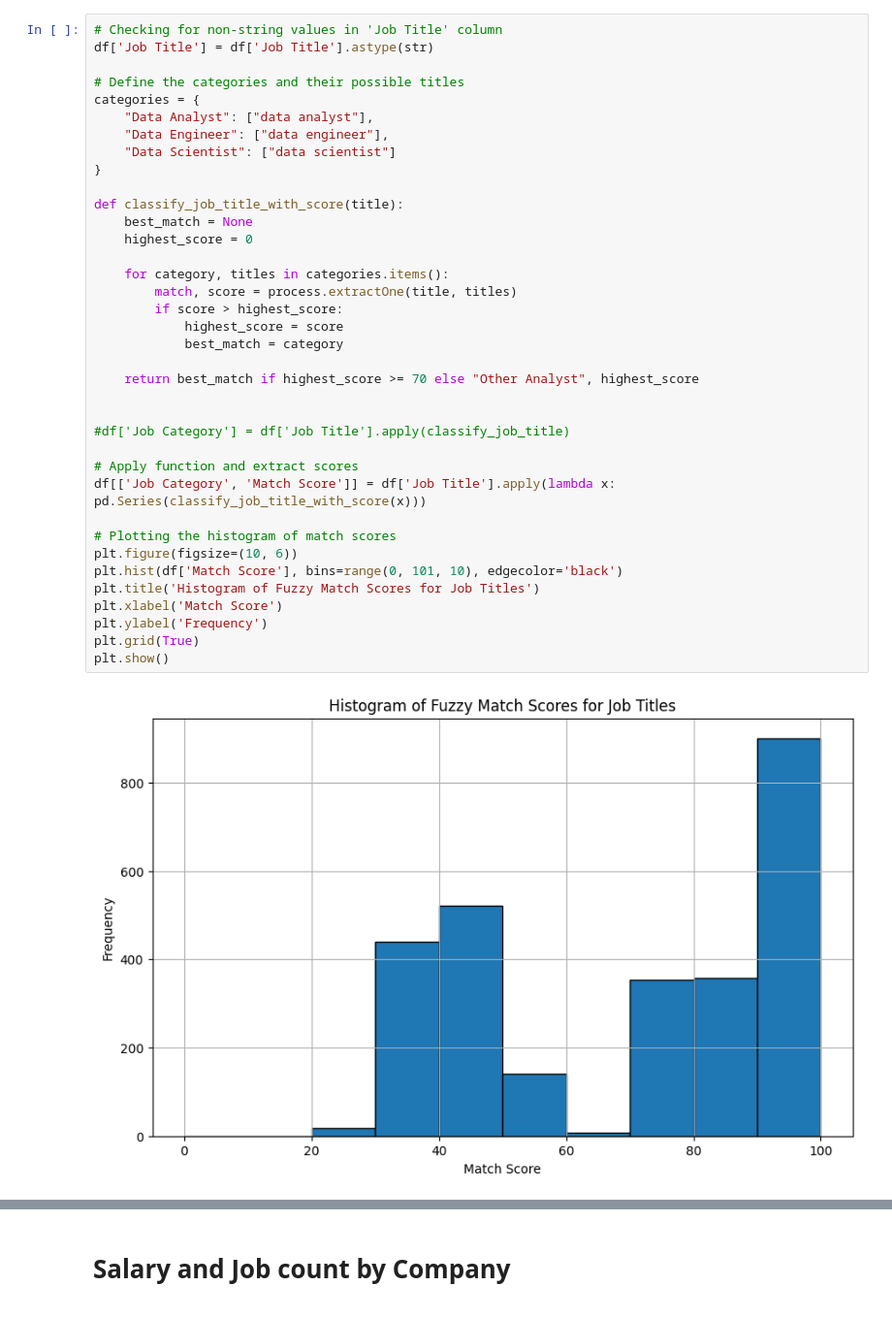
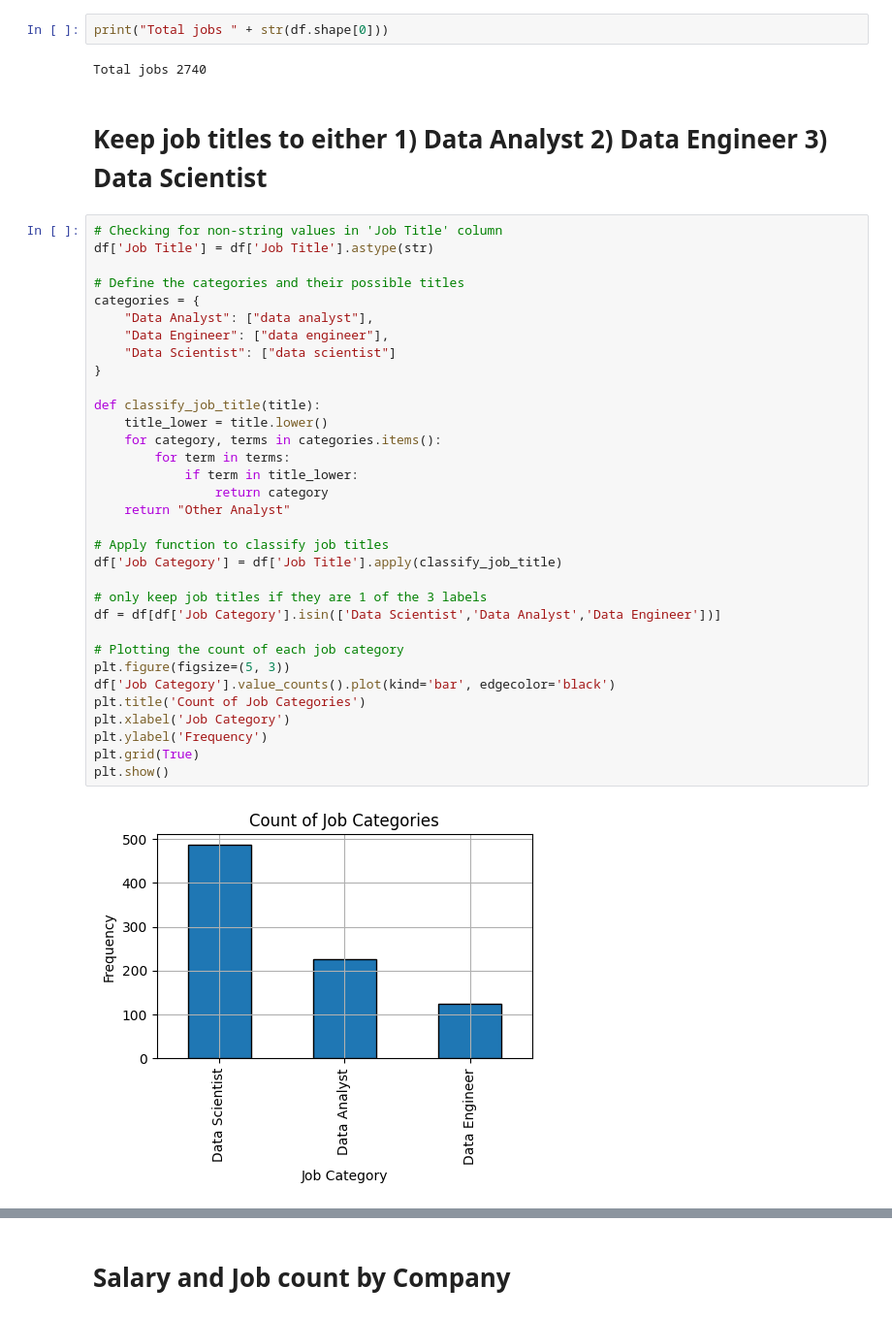
Before and after one commit to briankleo/kaggle-au-data-jobs-2024, a Jupyter notebook: 2024-data-jobs-eda.ipynb, the cells around one changed output, grey strips where cells are left out. Shown at 97% size. Saved outputs shown, nothing was run; the diff lists cells and outputs as text.

```diff
--- a/2024-data-jobs-eda.ipynb
+++ b/2024-data-jobs-eda.ipynb
@@ -29,40 +55,42 @@ df = pd.concat([df1, df2])
+# %%
+print("Total jobs " + str(df.shape[0]))
+# %% [output]
+Total jobs 2740
+# %% [markdown]
+# Keep job titles to either 1) Data Analyst 2) Data Engineer 3) Data Scientist
 # %%
 # Checking for non-string values in 'Job Title' column
 df['Job Title'] = df['Job Title'].astype(str)
 
 # Define the categories and their possible titles
 categories = {
     "Data Analyst": ["data analyst"],
     "Data Engineer": ["data engineer"],
     "Data Scientist": ["data scientist"]
 }
 
-def classify_job_title_with_score(title):
-    best_match = None
-    highest_score = 0
+def classify_job_title(title):
+    title_lower = title.lower()
+    for category, terms in categories.items():
+        for term in terms:
+            if term in title_lower:
+                return category
+    return "Other Analyst"
 
-    for category, titles in categories.items():
-        match, score = process.extractOne(title, titles)
-        if score > highest_score:
-            highest_score = score
-            best_match = category
+# Apply function to classify job titles
+df['Job Category'] = df['Job Title'].apply(classify_job_title)
 
-    return best_match if highest_score >= 70 else "Other Analyst", highest_score
+# only keep job titles if they are 1 of the 3 labels
+df = df[df['Job Category'].isin(['Data Scientist','Data Analyst','Data Engineer'])]
 
-
-#df['Job Category'] = df['Job Title'].apply(classify_job_title)
-
-# Apply function and extract scores
-df[['Job Category', 'Match Score']] = df['Job Title'].apply(lambda x: pd.Series(classify_job_title_with_score(x)))
-
-# Plotting the histogram of match scores
-plt.figure(figsize=(10, 6))
-plt.hist(df['Match Score'], bins=range(0, 101, 10), edgecolor='black')
-plt.title('Histogram of Fuzzy Match Scores for Job Titles')
-plt.xlabel('Match Score')
+# Plotting the count of each job category
+plt.figure(figsize=(5, 3))
+df['Job Category'].value_counts().plot(kind='bar', edgecolor='black')
+plt.title('Count of Job Categories')
+plt.xlabel('Job Category')
 plt.ylabel('Frequency')
 plt.grid(True)
 plt.show()
 # %% [output]
-[figure, old version]
+[figure, new version]
 # %% [markdown]
```
Also changed, not shown: parts of 22 cells of this notebook.
